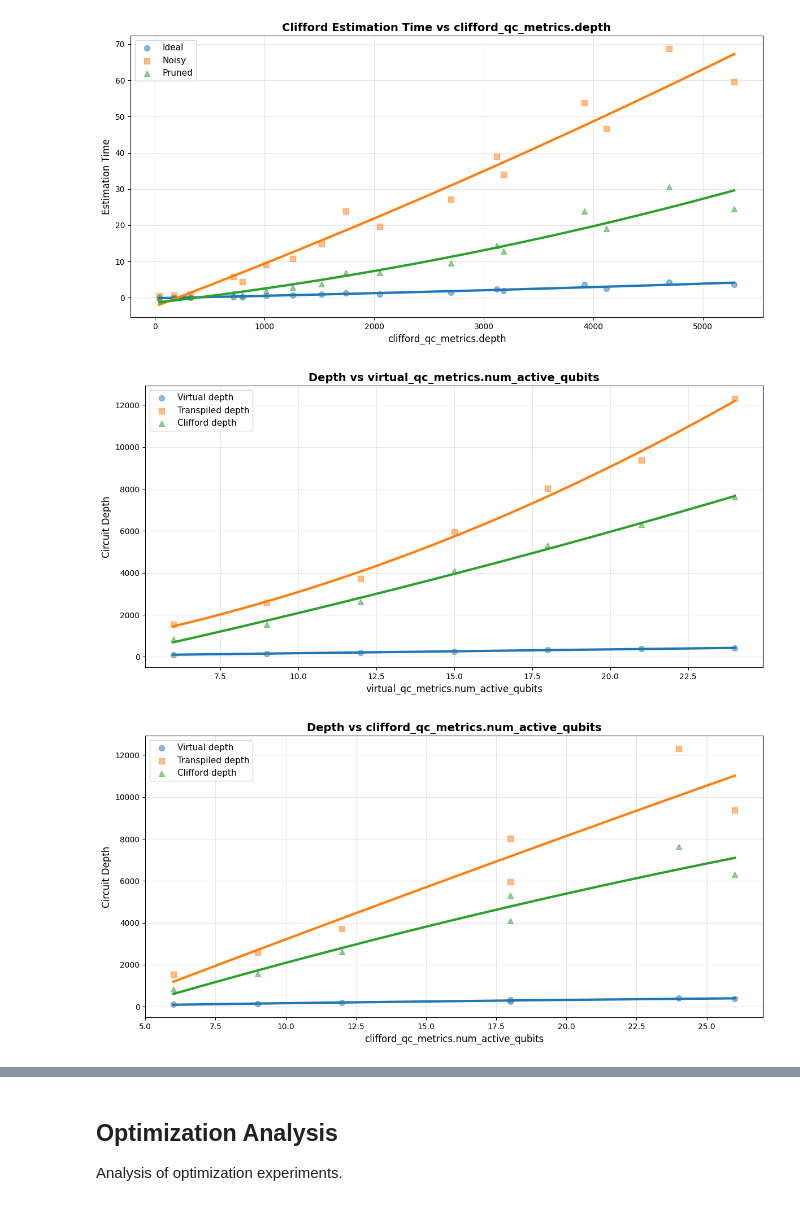
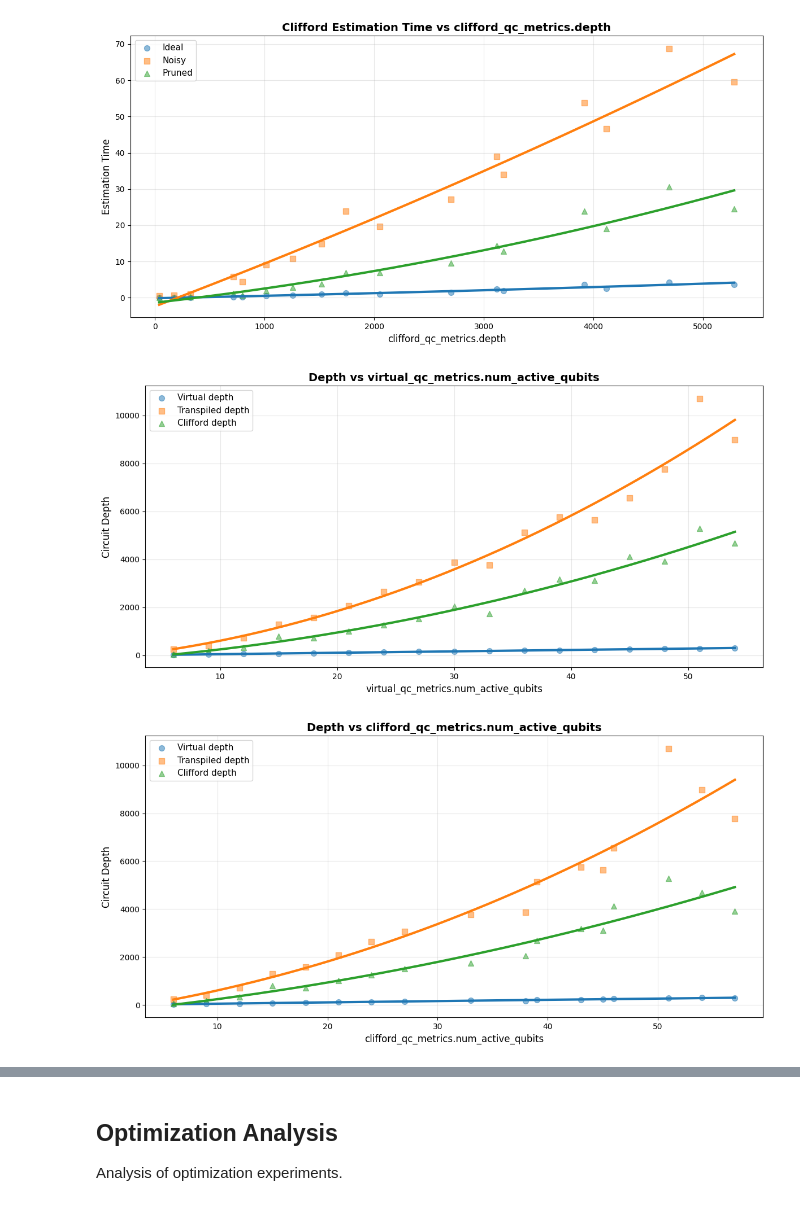
Before and after one commit to GibboSan/easy-q, a Jupyter notebook: quantum_optimization/experiments_automation/data_analysis.ipynb, the cells around one changed output, grey strips where cells are left out. Drawn from its saved outputs; the diff is of its cells as text; code cells hidden in the pictures.

```diff
--- a/quantum_optimization/experiments_automation/data_analysis.ipynb
+++ b/quantum_optimization/experiments_automation/data_analysis.ipynb
@@ -95,13 +95,7 @@ Performance experiments: ['exp_20260113_181118']
 Total performance records: 53
 # %%
 def plot_clifford_estimation_times_vs(x_var, df):
-    """
-    Plot clifford estimation times against a given x variable.
 
-    Parameters:
-    x_var (str): Column name for x-axis
-    df (pd.DataFrame): Dataframe containing the data
-    """
     if exp_type != 'performance':
         print("Not a performance dataset")
         return
@@ -143,13 +137,7 @@ def plot_clifford_estimation_times_vs(x_var, df):
 
 
 def plot_depths_vs(x_var, df):
-    """
-    Plot depth metrics against a given x variable.
 
-    Parameters:
-    x_var (str): Column name for x-axis
-    df (pd.DataFrame): Dataframe containing the data
-    """
     if exp_type != 'performance':
         print("Not a performance dataset")
         return
@@ -191,16 +179,7 @@ def plot_depths_vs(x_var, df):
 
 
 def plot_metric_vs(x_var, y_var, df, y_label, title):
-    """
-    Generic plotting function for metrics against a given x variable.
 
-    Parameters:
-    x_var (str): Column name for x-axis
-    y_var (str): Column name for y-axis
-    df (pd.DataFrame): Dataframe containing the data
-    y_label (str): Label for y-axis
-    title (str): Title for the plot
-    """
     if exp_type != 'performance':
         print("Not a performance dataset")
         return
@@ -236,12 +215,12 @@ plot_clifford_estimation_times_vs('clifford_qc_metrics.depth', df[mask])
 [figure]
 # %%
 # Plot depths vs number of active qubits
-mask = df.layers==5
+mask = df.layers==1
 plot_depths_vs('virtual_qc_metrics.num_active_qubits', df[mask])
 plot_depths_vs('clifford_qc_metrics.num_active_qubits', df[mask])
 # %% [output]
-[figure, old version]
+[figure, new version]
-[figure, old version]
+[figure, new version]
 # %%
 # Calculate energy difference and time advantage metrics
 mask = df.index == df.index  # all rows
```
Also changed, not shown: parts of 2 cells of this notebook, 2 other files.
